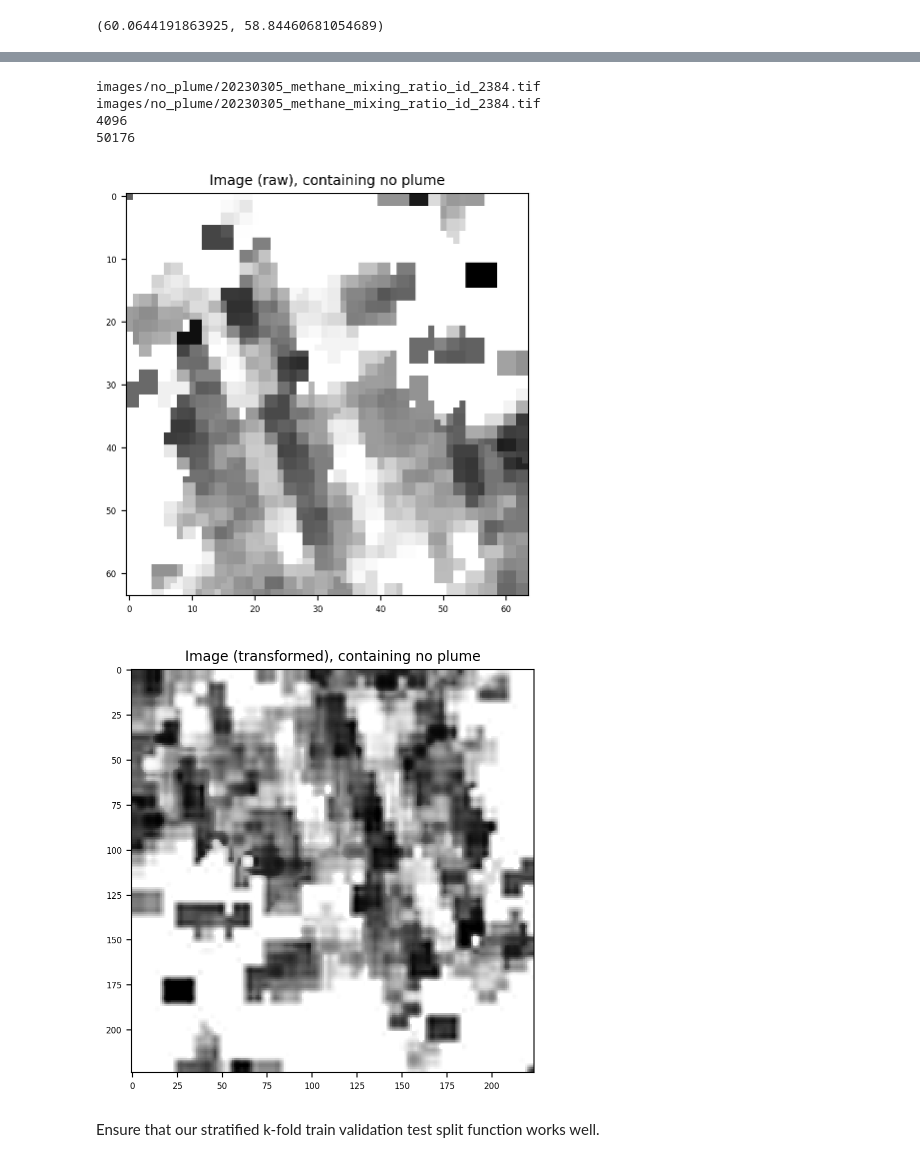
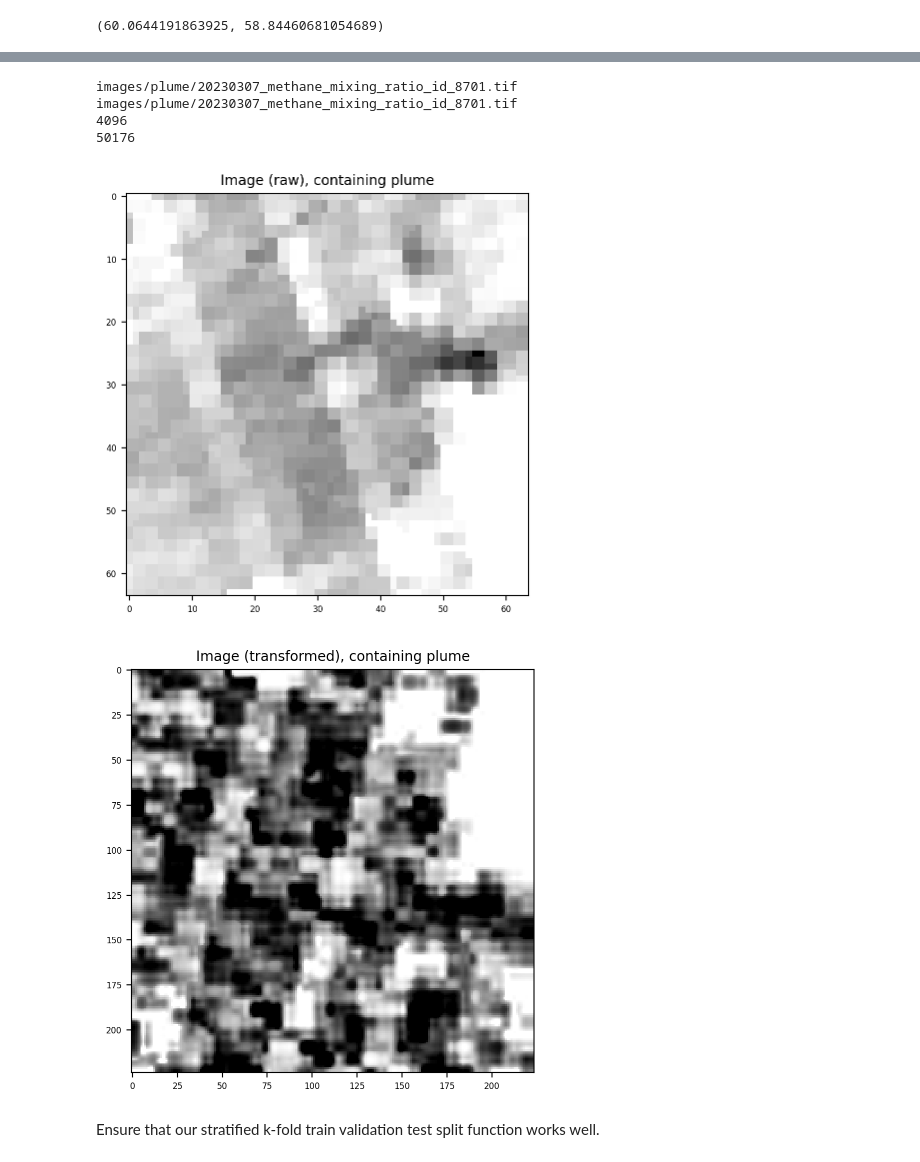
Before and after one commit to adel-R/QB-AI-for-Good, a Jupyter notebook: 1_Modeling.ipynb, the cells around one changed output, grey strips where cells are left out. Saved outputs shown, nothing was run; the diff lists cells and outputs as text; code cells hidden in the pictures.

```diff
--- a/1_Modeling.ipynb
+++ b/1_Modeling.ipynb
@@ -102,29 +117,29 @@ trn_dataset.compute_mean_std()
 # %%
 # fetch random image & mask for visualization (training)
-idx = 5
+idx = 339
 
 # get non-transformed image
 _, img, lbl = trn_dataset_viz_no_transform.__getitem__(idx)
 path = trn_metadata.loc[idx].path
 print(path)
 
 # get transformed image
 _, img_tf, _ = trn_dataset_viz_transform.__getitem__(idx)
 path = trn_metadata.loc[idx].path
 print(path)
 
 # visualize original image (without transformations)
 vizData.visualize(img, lbl = lbl)
 
 # visualize transformed image
 vizData.visualize(img_tf, lbl = lbl, transform = True)
 # %% [output]
-images/no_plume/20230305_methane_mixing_ratio_id_2384.tif
-images/no_plume/20230305_methane_mixing_ratio_id_2384.tif
+images/plume/20230307_methane_mixing_ratio_id_8701.tif
+images/plume/20230307_methane_mixing_ratio_id_8701.tif
 4096
 50176
-[figure, old version]
+[figure, new version]
-[figure, old version]
+[figure, new version]
 # %% [markdown]
 Ensure that our stratified k-fold train validation test split function works well.
 # %%
```
Also changed, not shown: parts of 11 cells of this notebook, 7 other files.
